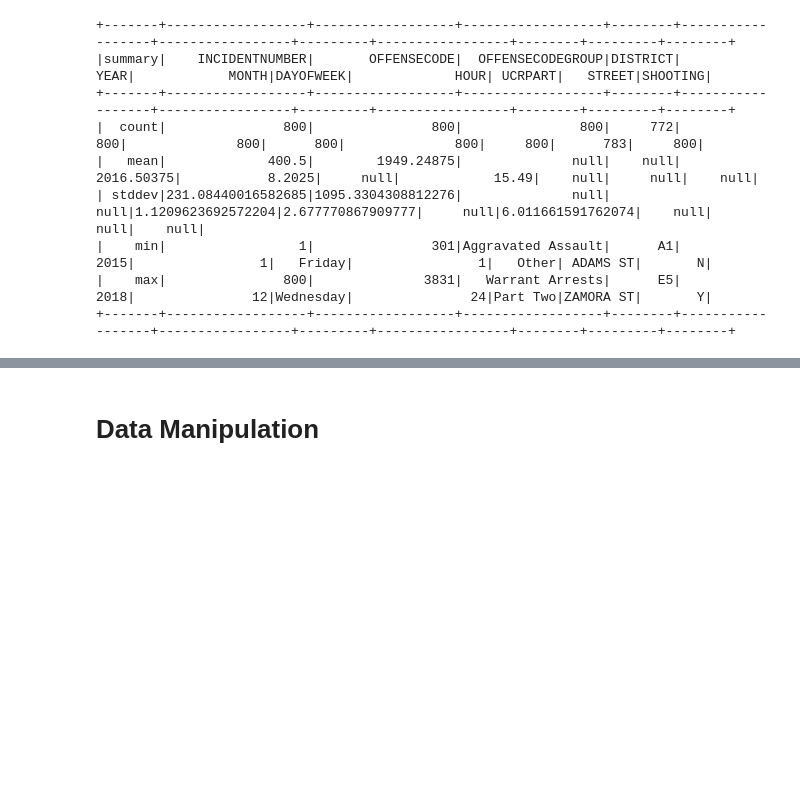
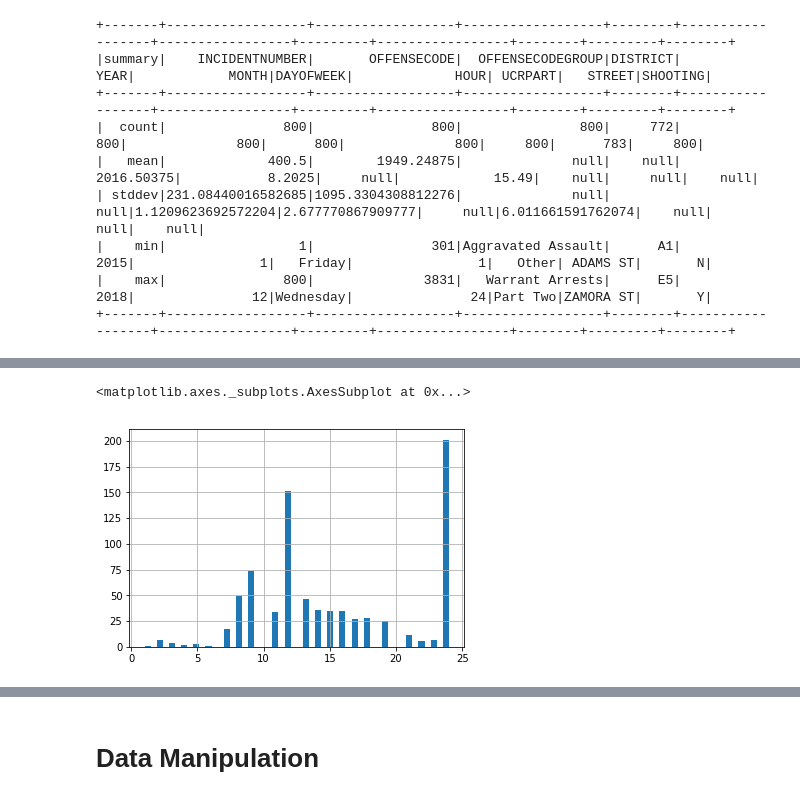
Before and after one commit to hzho517/testlab2, a Jupyter notebook: Test.ipynb, the cells around one changed output, grey strips where cells are left out. Cells and saved outputs as stored; diff of their text form; code cells hidden in the pictures; blank space fills up the shorter version.

```diff
--- a/Test.ipynb
+++ b/Test.ipynb
@@ -89,0 +153,5 @@ df.select('INCIDENTNUMBER','OFFENSECODE','OFFENSECODEGROUP','DISTRICT','YEAR','M
+# %%
+df1['HOUR'].hist(bins=50)
+# %% [output]
+<matplotlib.axes._subplots.AxesSubplot at 0x...>
+[figure, added]
```
Also changed, not shown: parts of 122 cells of this notebook, 6 other files.
